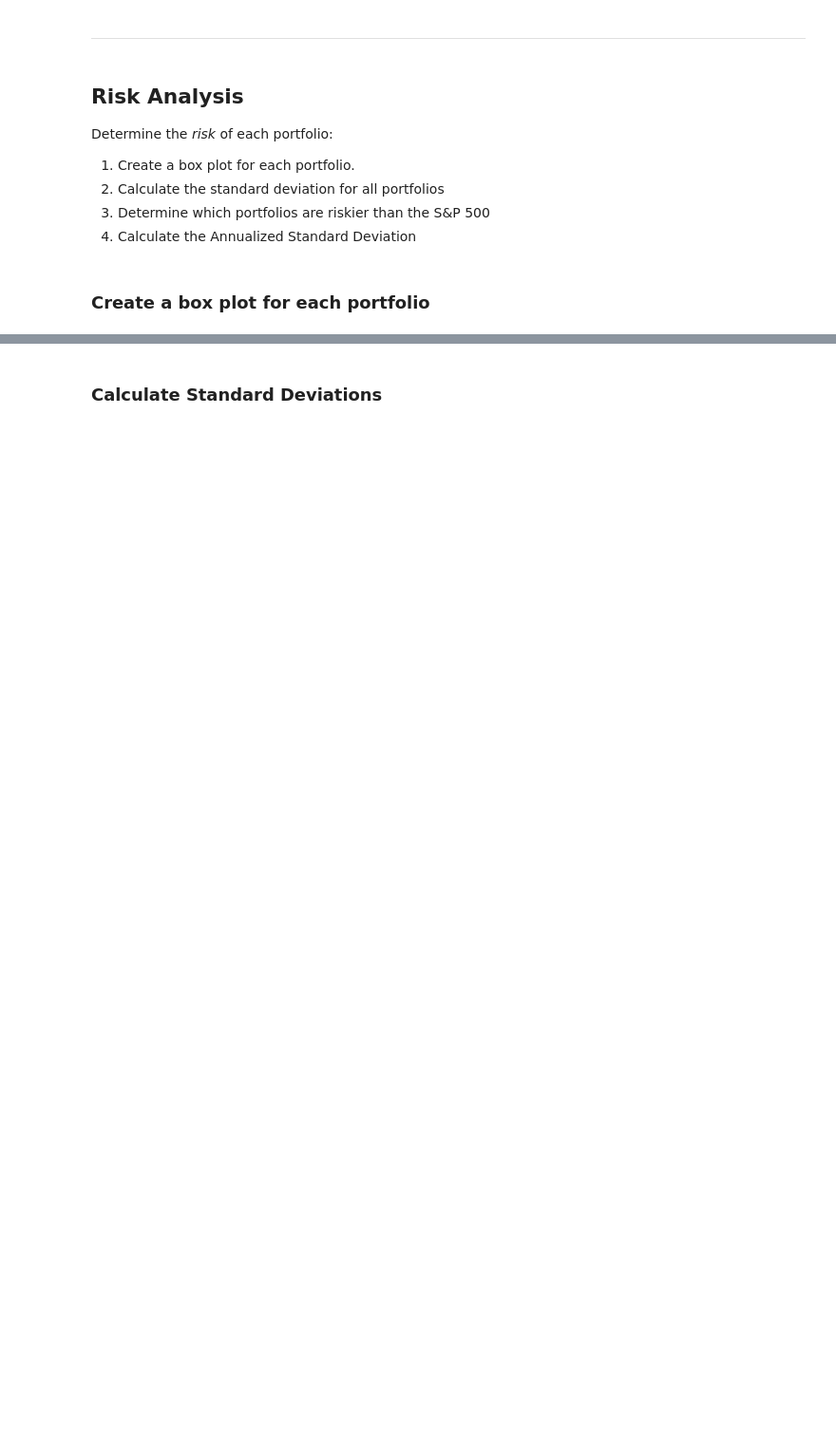
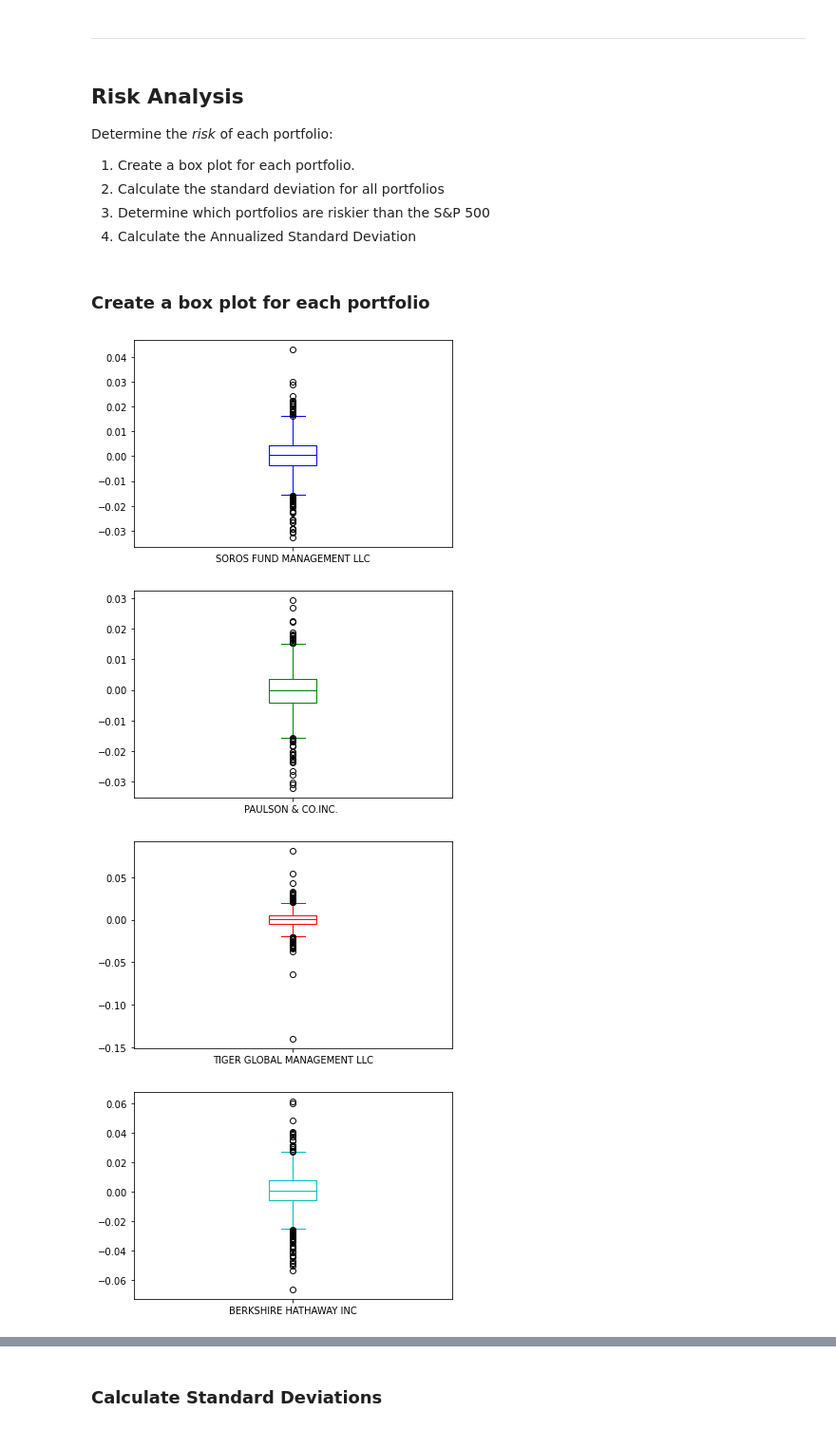
Before and after one commit to zeta1178/FinTech-Mod4-Challenge, a Jupyter notebook: whale_analysis.ipynb, the cells around one changed output, grey strips where cells are left out. Shown at 95% size. Cells and saved outputs as stored; diff of their text form; code cells hidden in the pictures; blank space fills up the shorter version.

```diff
--- a/whale_analysis.ipynb
+++ b/whale_analysis.ipynb
@@ -98,0 +237,21 @@ Determine the _risk_ of each portfolio:
+# %%
+# Box plot to visually show risk
+cmb_df_sfm_df=combined_df['SOROS FUND MANAGEMENT LLC'].to_frame()
+cmb_df_pci_df=combined_df['PAULSON & CO.INC. '].to_frame()
+cmb_df_tgm_df=combined_df['TIGER GLOBAL MANAGEMENT LLC'].to_frame()
+cmb_df_bhi_df=combined_df['BERKSHIRE HATHAWAY INC'].to_frame()
+cmb_df_alg1_df=combined_df['Algo 1'].to_frame()
+cmb_df_alg2_df=combined_df['Algo 2'].to_frame()
+cmb_df_sptx_df=combined_df['S&P TSX'].to_frame()
+boxplot_sfm = cmb_df_sfm_df.plot.box(color='b')
+boxplot_pci = cmb_df_pci_df.plot.box(color='g')
+boxplot_tgm = cmb_df_tgm_df.plot.box(color='r')
+boxplot_bhi = cmb_df_bhi_df.plot.box(color='c',subplots=True)
+boxplot_alg1 = cmb_df_alg1_df.plot.box(color='m',subplots=True)
+boxplot_alg2 = cmb_df_alg2_df.plot.box(color='y',subplots=True)
+boxplot_sptx = cmb_df_sptx_df.plot.box(color='k',subplots=True)
+# %% [output]
+[figure, added]
+[figure, added]
+[figure, added]
+[figure, added]
```
Also changed, not shown: parts of 62 cells of this notebook, 1 other file.
